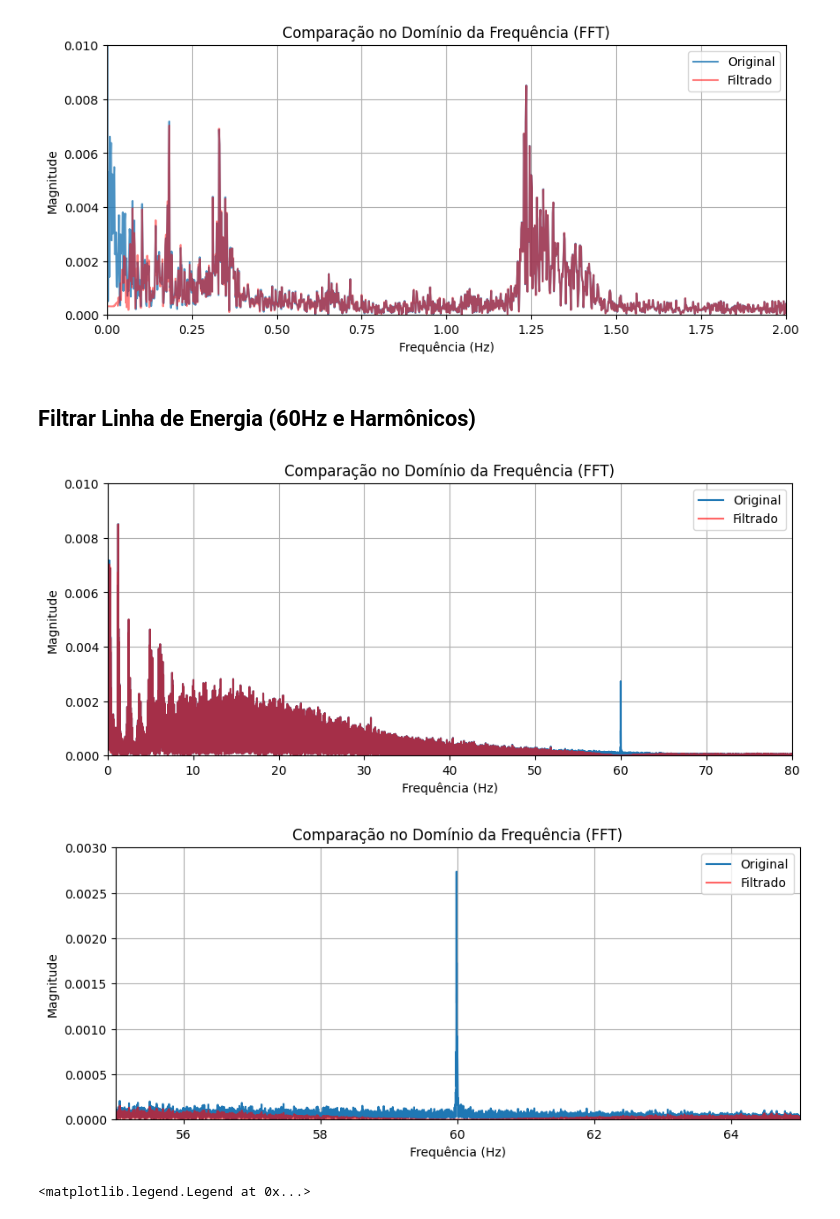
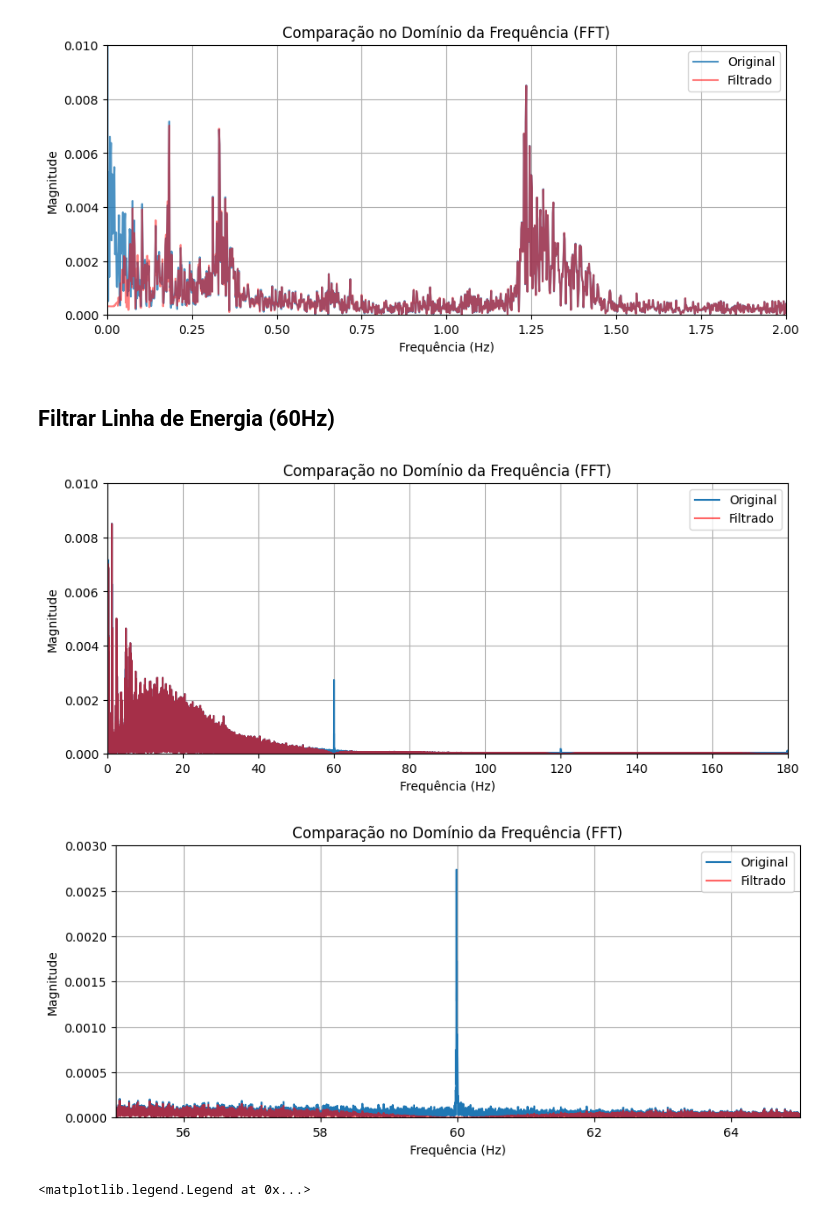
Before and after one commit to RenanCatini/ecg-arrhythmia-classification, a Jupyter notebook: notebooks/estudos_filtros_frequencia.ipynb, the cells around one changed output. Cells and saved outputs as stored; diff of their text form; code cells hidden in the pictures.

Commit message:
Ajustando filtros no arquivo de tratamento

```diff
--- a/notebooks/estudos_filtros_frequencia.ipynb
+++ b/notebooks/estudos_filtros_frequencia.ipynb
@@ -190,7 +190,7 @@ plotar_fft(trecho_sinal, batimento_butterworth_final, 2)
 [figure]
 [figure]
 # %% [markdown]
-## Filtrar Linha de Energia (60Hz e Harmônicos)
+## Filtrar Linha de Energia (60Hz)
 # %%
 from scipy.signal import filtfilt, iirnotch
 
@@ -210,13 +210,15 @@ def filtro_notch(sinal, fs=360, freq_rejeicao=60.0, Q=30.0):
 
     return sinal_filtrado
 # %%
-sinal_butterworth_notch = filtro_notch(batimento_butterworth_final, freq_rejeicao=60.0, Q=10.0)
+sinal_butterworth_notch_1 = filtro_notch(batimento_butterworth_final, freq_rejeicao=60.0, Q=20.0)
+sinal_butterworth_notch_2 = filtro_notch(sinal_butterworth_notch_1, freq_rejeicao=120.0, Q=20.0)
+sinal_butterworth_notch_final = filtro_notch(sinal_butterworth_notch_2, freq_rejeicao=180.0, Q=20.0)
 
-plotar_fft(trecho_sinal, sinal_butterworth_notch)
-plotar_fft(trecho_sinal, sinal_butterworth_notch, nhz_inf=55, nhz_sup=65, y_lim=0.003)
+plotar_fft(trecho_sinal, sinal_butterworth_notch_final, 180)
+plotar_fft(trecho_sinal, sinal_butterworth_notch_final, nhz_inf=55, nhz_sup=65, y_lim=0.003)
 # %% [output]
-[figure, old version]
+[figure, new version]
-[figure, old version]
+[figure, new version]
 # %%
 plt.figure(figsize=(10, 4))
 plt.plot(trecho_sinal[0:800], label="Original", alpha=0.8)
```
Also changed, not shown: parts of 6 cells of this notebook, 1 other file.
